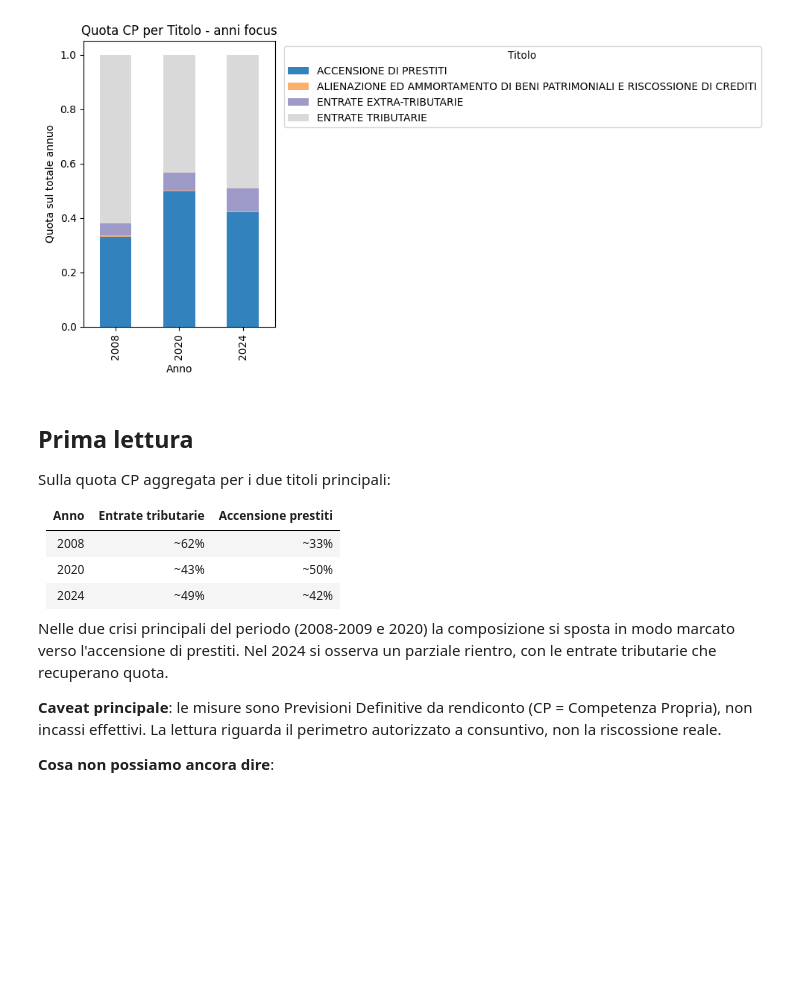
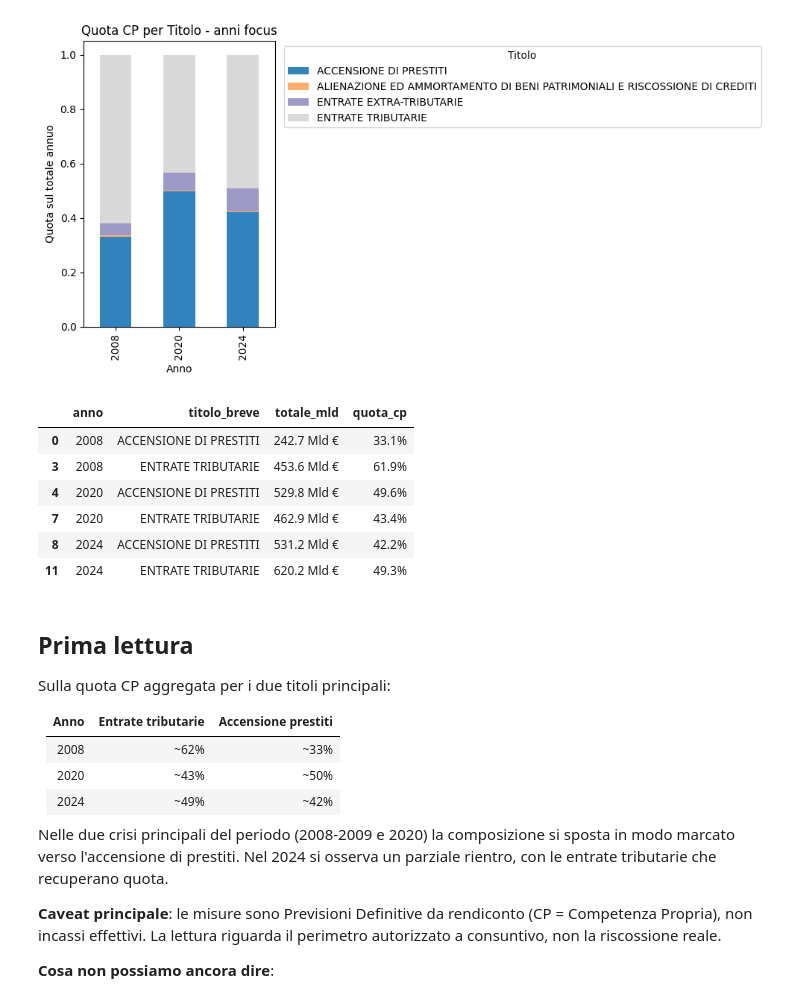
Before and after one commit to Gabrymi93/analisi-civiche, a Jupyter notebook: notebooks/bdap-entrate-stato/bdap_entrate_stato_composizione_v1.ipynb, the cells around one changed output. Cells and saved outputs as stored; diff of their text form; code cells hidden in the pictures; blank space fills up the shorter version.

```diff
--- a/notebooks/bdap-entrate-stato/bdap_entrate_stato_composizione_v1.ipynb
+++ b/notebooks/bdap-entrate-stato/bdap_entrate_stato_composizione_v1.ipynb
@@ -67,11 +80,19 @@ else:
 # %%
 confronto = agg[agg['titolo_breve'].isin(['ENTRATE TRIBUTARIE', 'ACCENSIONE DI PRESTITI'])].copy()
 confronto = confronto.sort_values(['anno', 'titolo_breve'])
 
-confronto[display_cols].style.format({
-    'totale_mld': '{:.1f} Mld €',
-    'quota_cp': '{:.1%}',
-})
+out2 = confronto[['anno', 'titolo_breve', 'totale_mld', 'quota_cp']].copy()
+out2['totale_mld'] = out2['totale_mld'].map('{:.1f} Mld €'.format)
+out2['quota_cp'] = out2['quota_cp'].map('{:.1%}'.format)
+out2
+# %% [output]
+|  | anno | titolo_breve | totale_mld | quota_cp |
+| 0 | 2008 | ACCENSIONE DI PRESTITI | 242.7 Mld € | 33.1% |
+| 3 | 2008 | ENTRATE TRIBUTARIE | 453.6 Mld € | 61.9% |
+| 4 | 2020 | ACCENSIONE DI PRESTITI | 529.8 Mld € | 49.6% |
+| 7 | 2020 | ENTRATE TRIBUTARIE | 462.9 Mld € | 43.4% |
+| 8 | 2024 | ACCENSIONE DI PRESTITI | 531.2 Mld € | 42.2% |
+| 11 | 2024 | ENTRATE TRIBUTARIE | 620.2 Mld € | 49.3% |
 # %% [markdown]
 ## Prima lettura
 
```
Also changed, not shown: parts of 1 cell of this notebook.
